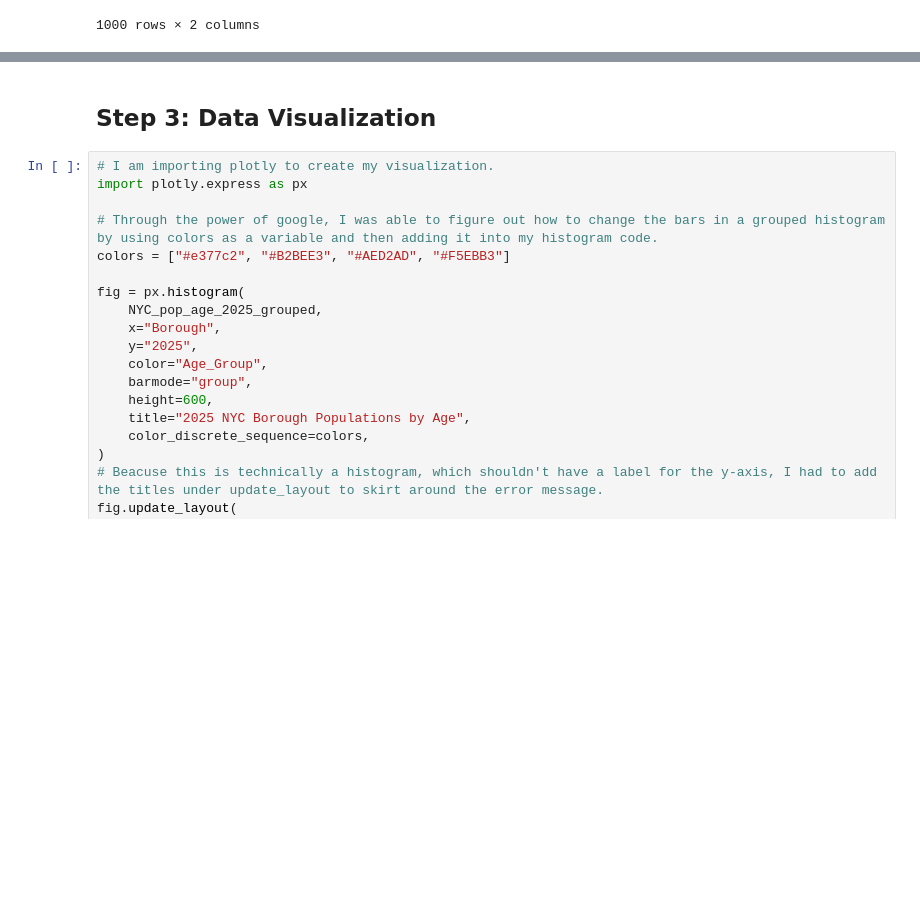
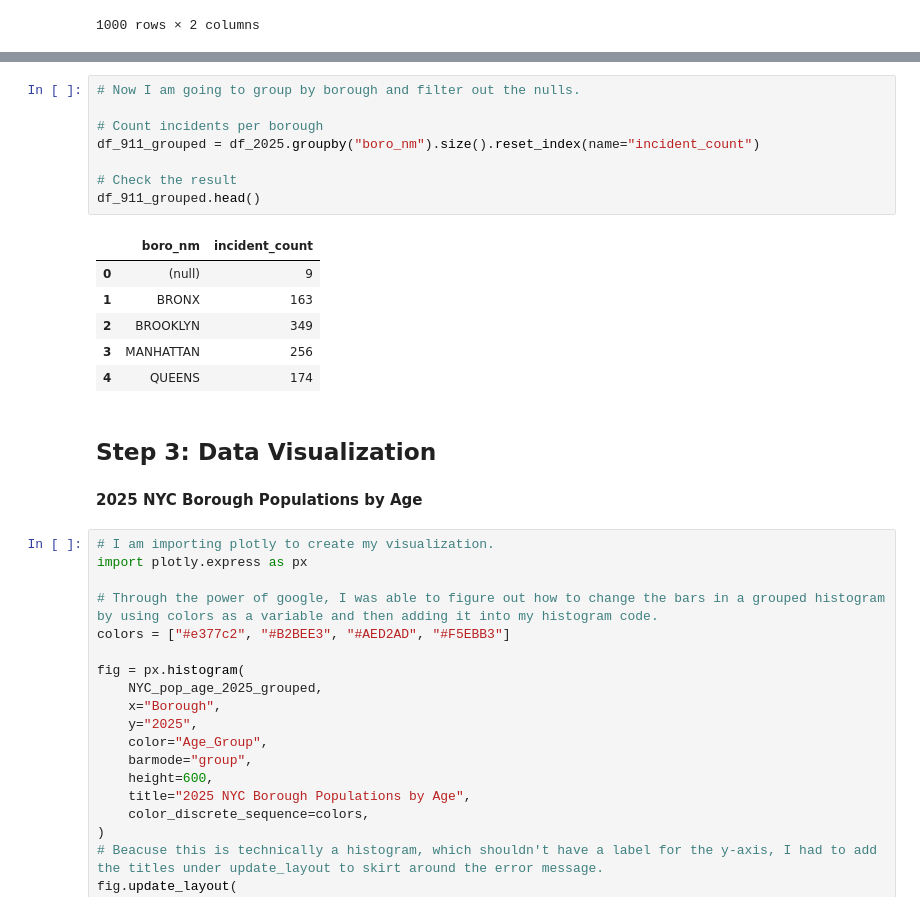
Before and after one commit to sophiacain11-jpg/sophiacain11-jpg.github.io, a Jupyter notebook: Project3.ipynb, the cells around one changed output, grey strips where cells are left out. Saved outputs shown, nothing was run; the diff lists cells and outputs as text; blank space fills up the shorter version.

```diff
--- a/Project3.ipynb
+++ b/Project3.ipynb
@@ -251,5 +278,22 @@ df_911_subset
+# %%
+# Now I am going to group by borough and filter out the nulls.
+
+# Count incidents per borough
+df_911_grouped = df_2025.groupby("boro_nm").size().reset_index(name="incident_count")
+
+# Check the result
+df_911_grouped.head()
+# %% [output]
+|  | boro_nm | incident_count |
+| 0 | (null) | 9 |
+| 1 | BRONX | 163 |
+| 2 | BROOKLYN | 349 |
+| 3 | MANHATTAN | 256 |
+| 4 | QUEENS | 174 |
 # %% [markdown]
 ## Step 3: Data Visualization
+# %% [markdown]
+**2025 NYC Borough Populations by Age**
 # %%
 # I am importing plotly to create my visualization.
 import plotly.express as px
```
Also changed, not shown: parts of 5 cells of this notebook.
